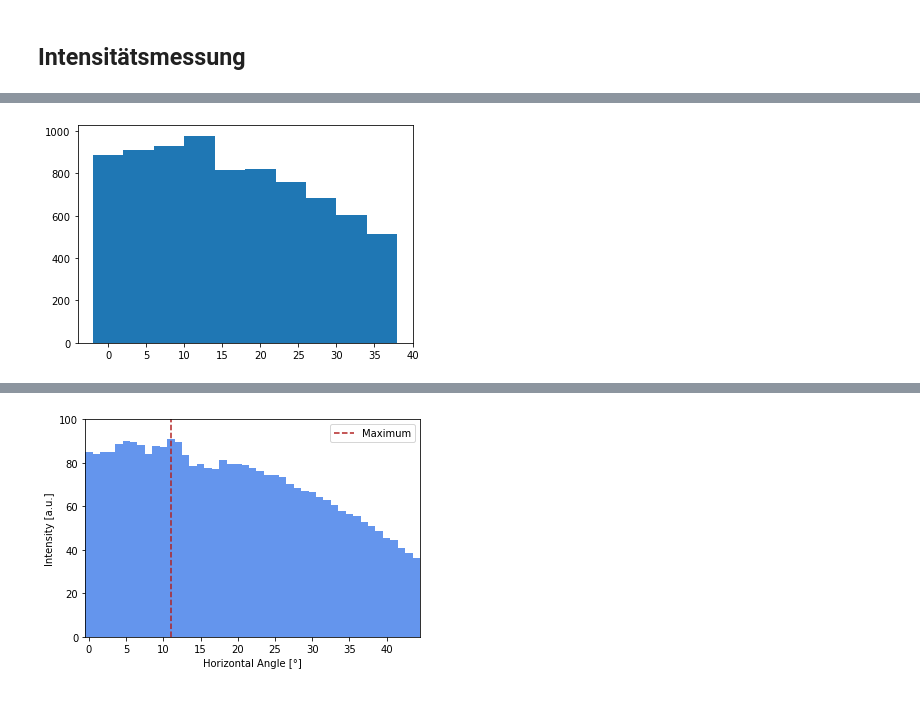
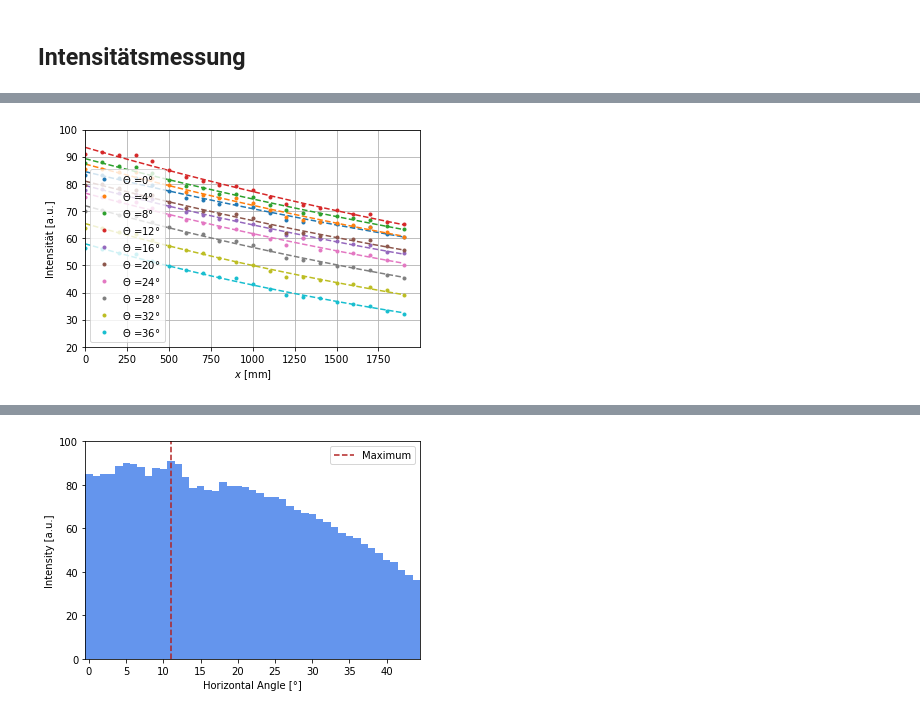
Before and after one commit to lukas-bert/Lab-Course-Particle-Physics, a Jupyter notebook: SciFi/Data.ipynb, the cells around one changed output, grey strips where cells are left out. Drawn from its saved outputs; the diff is of its cells as text; code cells hidden in the pictures.

```diff
--- a/SciFi/Data.ipynb
+++ b/SciFi/Data.ipynb
@@ -119,4 +125,30 @@ plt.hist(data[:,1], weights = data[:,2], bins = np.array(range(-50, 2000, 100)))
-# %%
-plt.hist(data[:,0], weights = data[:,2], bins = np.array(range(-2, 40, 4)));
-# %% [output]
-[figure, removed]
+# %%
+import matplotlib.cm as cm
+colors = cm.tab10(np.linspace(0, 1, len(Hs)))
+
+def exp(x, a, I_0):
+    return I_0 * np.exp(-a*x)
+
+params, pcov = [], []
+x_ = np.linspace(0, 2000, 10000)
+
+for i in range(len(Hs)):
+    h = Hs[i]
+    x = df["x"][df["Theta"] == h]
+    y = df["I"][df["Theta"] == h]
+    p1, p2 = op.curve_fit(exp, x, y, p0 = [1/100, np.array(y)[0]])
+    params.append(p1)
+    pcov.append(p2)
+    plt.plot(x, y, c = colors[i], label = r"$\Theta$ =" + f"{h}°", lw = 0, marker = ".")
+    plt.plot(x, exp(x, *p1), ls = "dashed", c = colors[i]);
+
+plt.ylabel("Intensität [a.u.]")
+plt.xlabel(r"$x$ [mm]")
+plt.ylim(20, 100)
+plt.xlim(0, 1999)
+plt.grid()
+plt.legend()
+
+params, pcov = np.array(params), np.array(pcov)
+# %% [output]
+[figure, added]
```
Also changed, not shown: parts of 6 cells of this notebook, 15 other files.
